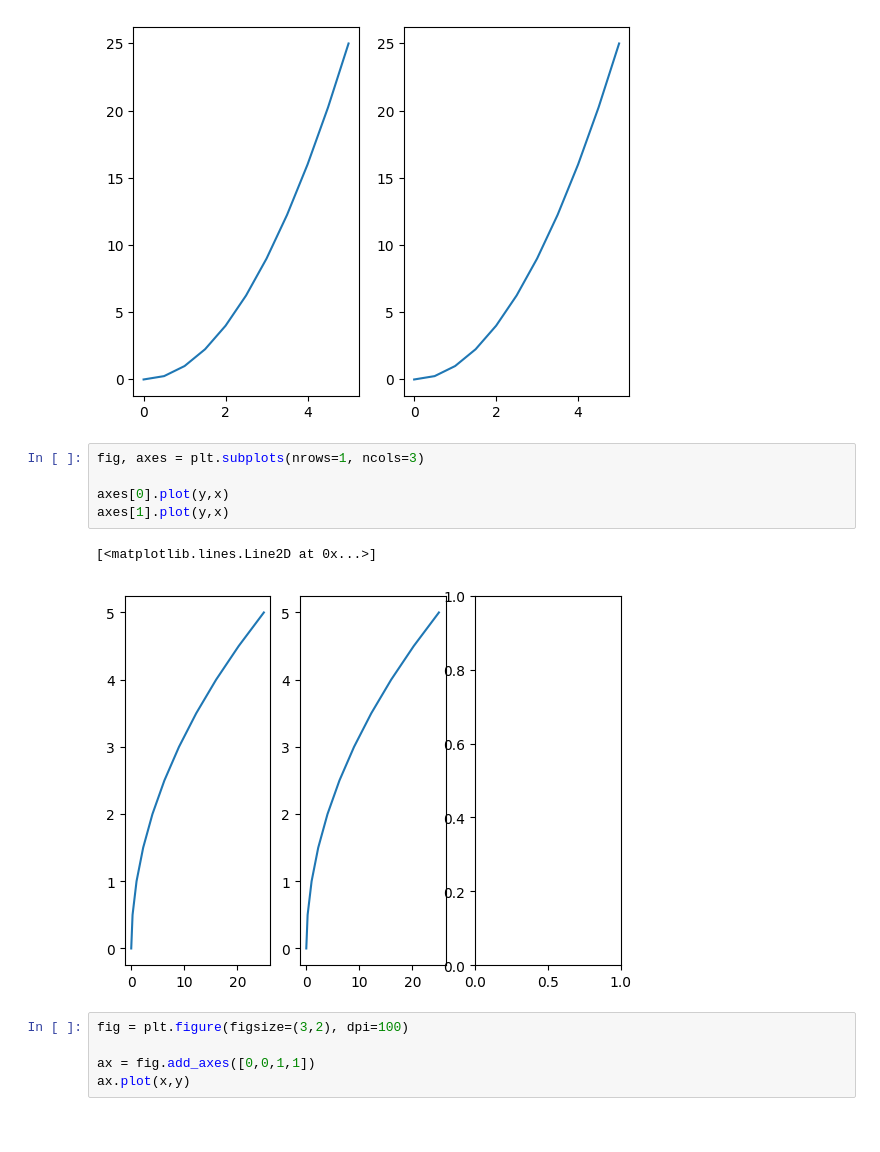
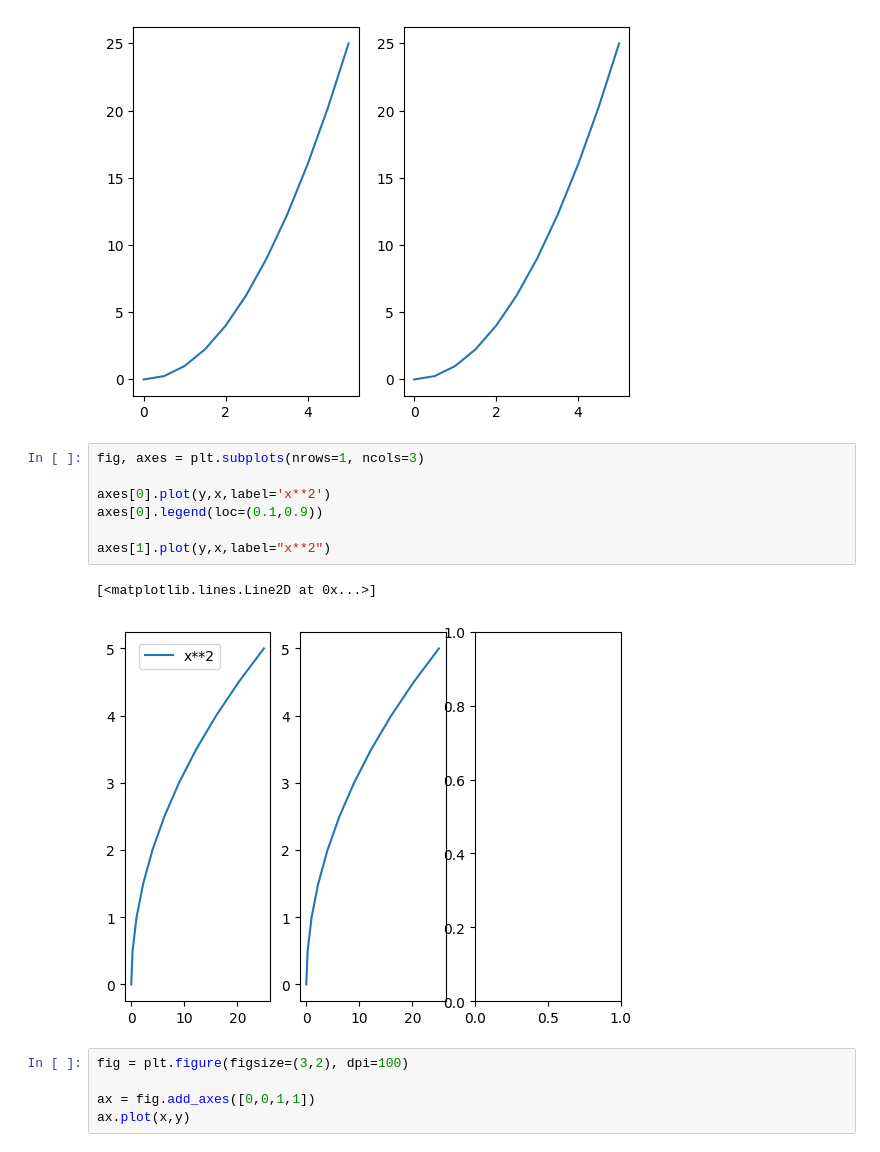
Before and after one commit to MeghanGH/google-colaboratory, a Jupyter notebook: Matplotlib.ipynb, the cells around one changed output. Saved outputs shown, nothing was run; the diff lists cells and outputs as text.

```diff
--- a/Matplotlib.ipynb
+++ b/Matplotlib.ipynb
@@ -77,11 +77,13 @@ for axe in axes:
 # %%
 fig, axes = plt.subplots(nrows=1, ncols=3)
 
-axes[0].plot(y,x)
-axes[1].plot(y,x)
+axes[0].plot(y,x,label='x**2')
+axes[0].legend(loc=(0.1,0.9))
+
+axes[1].plot(y,x,label="x**2")
 # %% [output]
 [<matplotlib.lines.Line2D at 0x...>]
-[figure, old version]
+[figure, new version]
 # %%
 fig = plt.figure(figsize=(3,2), dpi=100)
 
```
